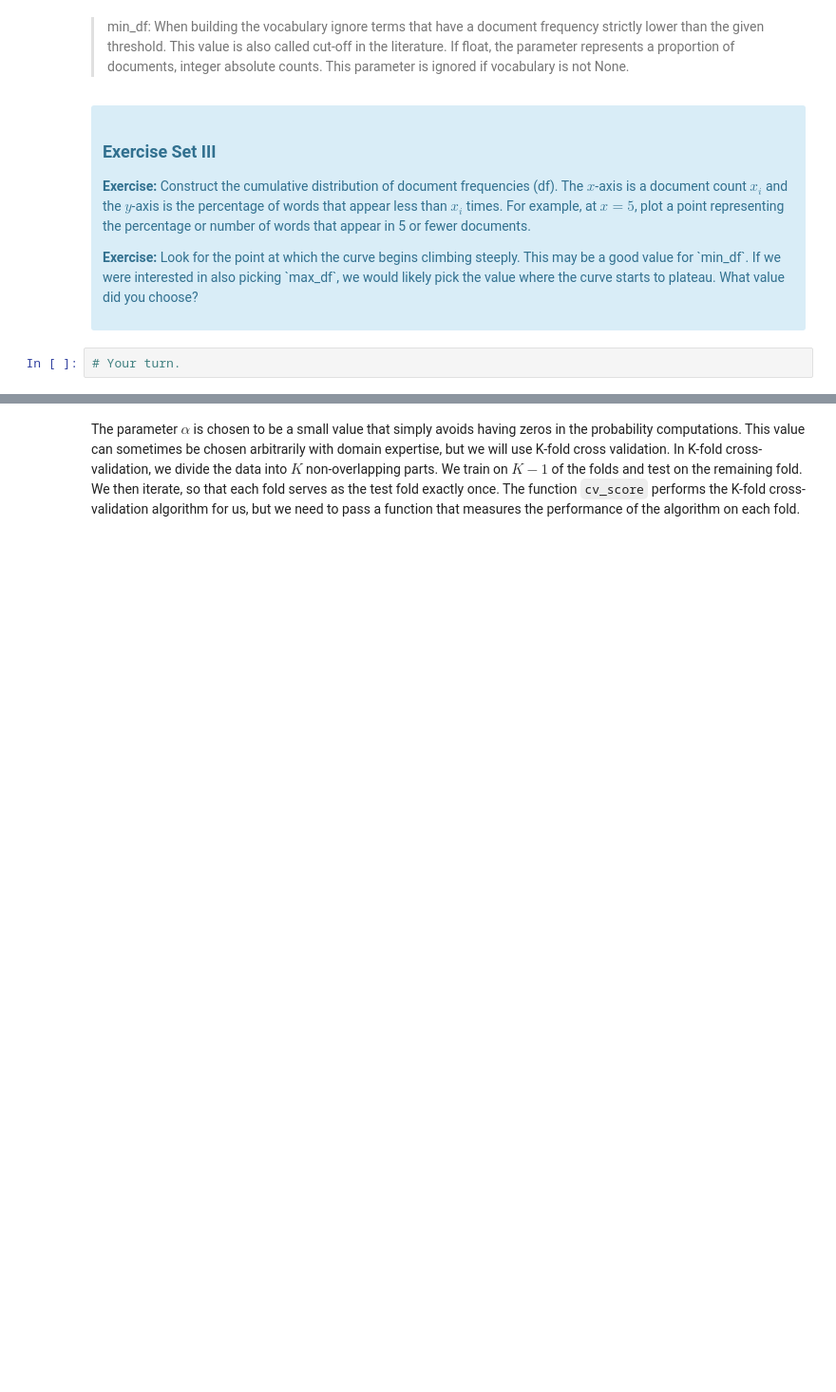
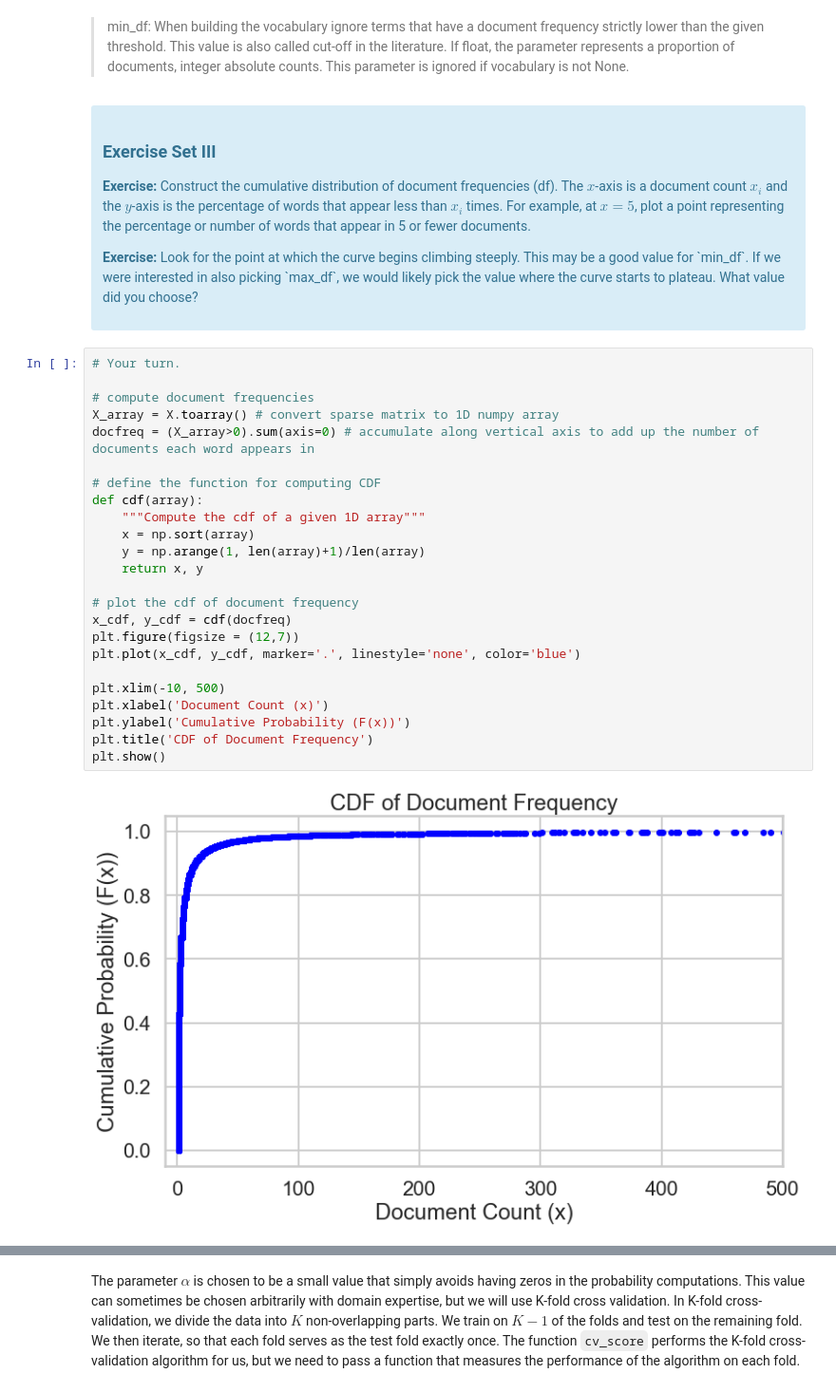
Before and after one commit to hwdsda/Springboard, a Jupyter notebook: Mini_Project_06_Naive_Bayes/Mini_Project_Naive_Bayes.ipynb, the cells around one changed output, grey strips where cells are left out. Shown: that part at 95% size. Drawn from its saved outputs; the diff is of its cells as text; blank space fills up the shorter version.

```diff
--- a/Mini_Project_06_Naive_Bayes/Mini_Project_Naive_Bayes.ipynb
+++ b/Mini_Project_06_Naive_Bayes/Mini_Project_Naive_Bayes.ipynb
@@ -325,5 +346,29 @@ First, let's find an appropriate value for `min_df` for the `CountVectorizer`. `
 
 <p><b>Exercise:</b> Look for the point at which the curve begins climbing steeply. This may be a good value for `min_df`. If we were interested in also picking `max_df`, we would likely pick the value where the curve starts to plateau. What value did you choose?</p>
 </div>
-# %%
-# Your turn.
+# %%
+# Your turn.
+
+# compute document frequencies
+X_array = X.toarray() # convert sparse matrix to 1D numpy array
+docfreq = (X_array>0).sum(axis=0) # accumulate along vertical axis to add up the number of documents each word appears in
+
+# define the function for computing CDF
+def cdf(array):
+    """Compute the cdf of a given 1D array"""
+    x = np.sort(array)
+    y = np.arange(1, len(array)+1)/len(array)
+    return x, y
+
+# plot the cdf of document frequency
+x_cdf, y_cdf = cdf(docfreq)
+plt.figure(figsize = (12,7))
+plt.plot(x_cdf, y_cdf, marker='.', linestyle='none', color='blue')
+
+plt.xlim(-10, 500)
+plt.xlabel('Document Count (x)')
+plt.ylabel('Cumulative Probability (F(x))')
+plt.title('CDF of Document Frequency')
+plt.show()
+# %% [output]
+[figure, added]
```
Also changed, not shown: parts of 27 cells of this notebook.
